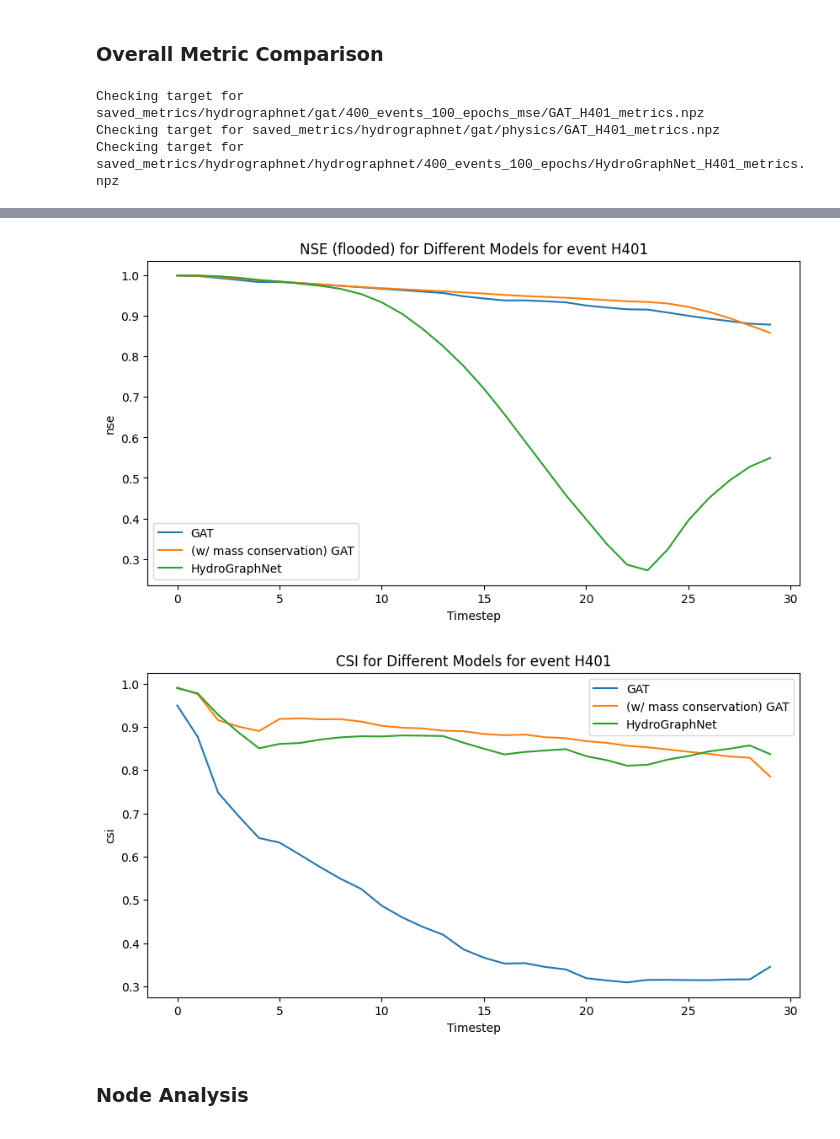
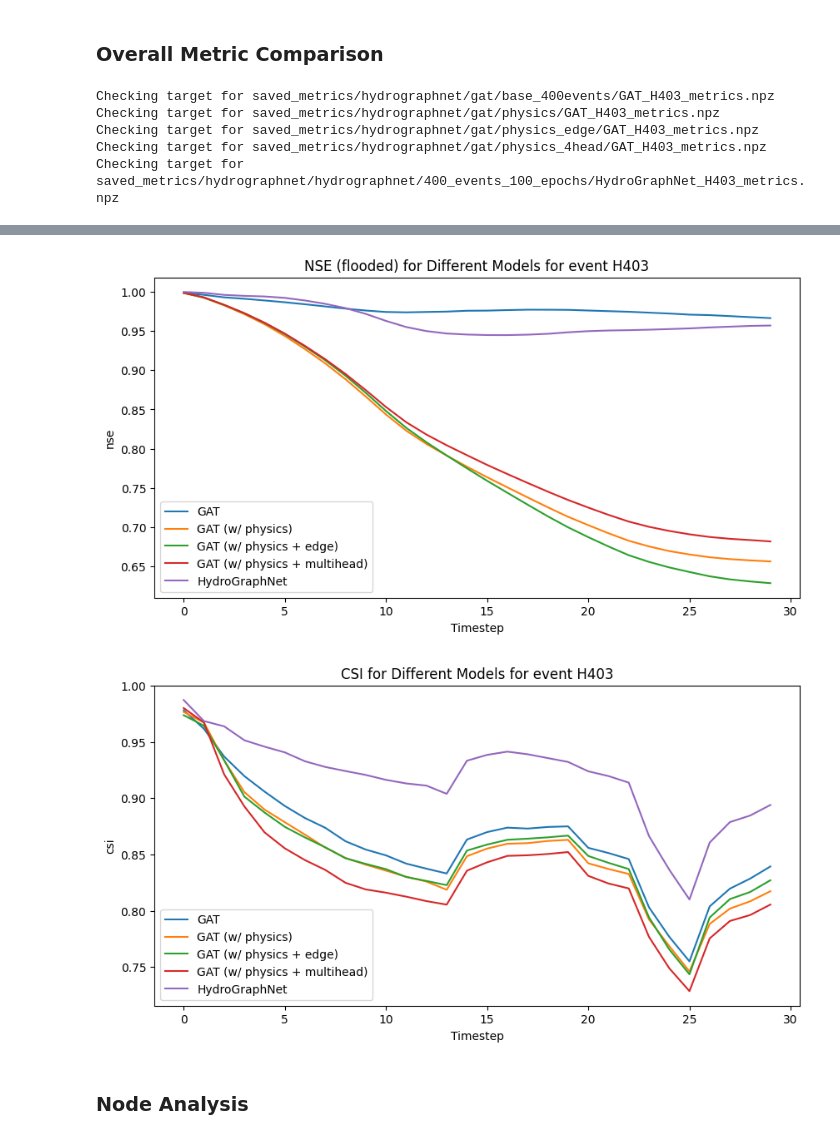
Before and after one commit to acostacos/gnn_flood_modeling, a Jupyter notebook: view_metrics.ipynb, the cells around one changed output, grey strips where cells are left out. Drawn from its saved outputs; the diff is of its cells as text; code cells hidden in the pictures.

```diff
--- a/view_metrics.ipynb
+++ b/view_metrics.ipynb
@@ -99,7 +99,6 @@ def get_hydrographnet_gpd_node_df():
     return node_df
 # %%
 # Global variables
-
 # metric_paths = [
 #     'saved_metrics/init/gcn/GCN_initp01_metrics.npz',
 #     'saved_metrics/init/gat/GAT_initp01_metrics.npz',
@@ -124,9 +123,12 @@ def get_hydrographnet_gpd_node_df():
 #     'saved_metrics/hydrographnet/hydrographnet/HydroGraphNet_H401_metrics.npz',
 # ]
 metric_paths = [
-    'saved_metrics/hydrographnet/gat/400_events_100_epochs_mse/GAT_H401_metrics.npz',
-    'saved_metrics/hydrographnet/gat/physics/GAT_H401_metrics.npz',
-    'saved_metrics/hydrographnet/hydrographnet/400_events_100_epochs/HydroGraphNet_H401_metrics.npz',
+    'saved_metrics/hydrographnet/gat/base_400events/GAT_H403_metrics.npz',
+    'saved_metrics/hydrographnet/gat/physics/GAT_H403_metrics.npz',
+    'saved_metrics/hydrographnet/gat/physics_edge/GAT_H403_metrics.npz',
+    'saved_metrics/hydrographnet/gat/physics_4head/GAT_H403_metrics.npz',
+    'saved_metrics/hydrographnet/hydrographnet/400_events_100_epochs/HydroGraphNet_H403_metrics.npz',
+    # 'saved_metrics/hydrographnet/gat/physics_OLD/GAT_H401_metrics.npz',
 ]
 
 
@@ -154,11 +156,13 @@ for path in metric_paths:
     else:
         assert np.all((comparison_target - target) < EPS), f'Targets are not equal for {path}'
 # %% [output]
-Checking target for saved_metrics/hydrographnet/gat/400_events_100_epochs_mse/GAT_H401_metrics.npz
-Checking target for saved_metrics/hydrographnet/gat/physics/GAT_H401_metrics.npz
-Checking target for saved_metrics/hydrographnet/hydrographnet/400_events_100_epochs/HydroGraphNet_H401_metrics.npz
+Checking target for saved_metrics/hydrographnet/gat/base_400events/GAT_H403_metrics.npz
+Checking target for saved_metrics/hydrographnet/gat/physics/GAT_H403_metrics.npz
+Checking target for saved_metrics/hydrographnet/gat/physics_edge/GAT_H403_metrics.npz
+Checking target for saved_metrics/hydrographnet/gat/physics_4head/GAT_H403_metrics.npz
+Checking target for saved_metrics/hydrographnet/hydrographnet/400_events_100_epochs/HydroGraphNet_H403_metrics.npz
 # %%
-def plot_metric_for_all_models(metric_paths: list[str], metric: str):
+def plot_metric_for_all_models(metric_paths: list[str], metric: str, labels: list[str] = None):
     split_metric = metric.split('_')
     metric_name = split_metric[0].upper() + (f' ({split_metric[1]})' if len(split_metric) > 1 else '')
     event_name = metric_paths[0].split('/')[-1].split('_')[1]
@@ -180,19 +184,21 @@ def plot_metric_for_all_models(metric_paths: list[str], metric: str):
         if len(path.split('/')[-1].split('_')) == 4:
             label = f'{label} ({path.split('/')[-1].split('_')[3]})'
 
-        if i == 1:
-            label = f'(w/ mass conservation) {label}'
+        if labels is not None:
+            label = labels[i] if i < len(labels) else label
 
         plt.plot(data, label=label)
 
     plt.legend()
     plt.show()
 
-plot_metric_for_all_models(metric_paths, 'rmse')
-plot_metric_for_all_models(metric_paths, 'rmse_flooded')
-plot_metric_for_all_models(metric_paths, 'mae')
-plot_metric_for_all_models(metric_paths, 'mae_flooded')
-plot_metric_for_all_models(metric_paths, 'nse')
-plot_metric_for_all_models(metric_paths, 'nse_flooded')
-plot_metric_for_all_models(metric_paths, 'csi')
+# labels=None
+labels = ['GAT', 'GAT (w/ physics)', 'GAT (w/ physics + edge)', 'GAT (w/ physics + multihead)', 'HydroGraphNet']
+plot_metric_for_all_models(metric_paths, 'rmse', labels=labels)
+plot_metric_for_all_models(metric_paths, 'rmse_flooded', labels=labels)
+plot_metric_for_all_models(metric_paths, 'mae', labels=labels)
+plot_metric_for_all_models(metric_paths, 'mae_flooded', labels=labels)
+plot_metric_for_all_models(metric_paths, 'nse', labels=labels)
+plot_metric_for_all_models(metric_paths, 'nse_flooded', labels=labels)
+plot_metric_for_all_models(metric_paths, 'csi', labels=labels)
 # %% [output]
@@ -204,5 +210,5 @@ plot_metric_for_all_models(metric_paths, 'csi')
-[figure, old version]
+[figure, new version]
-[figure, old version]
+[figure, new version]
 # %% [markdown]
 ### Node Analysis
 # %%
```
Also changed, not shown: parts of 5 cells of this notebook.
